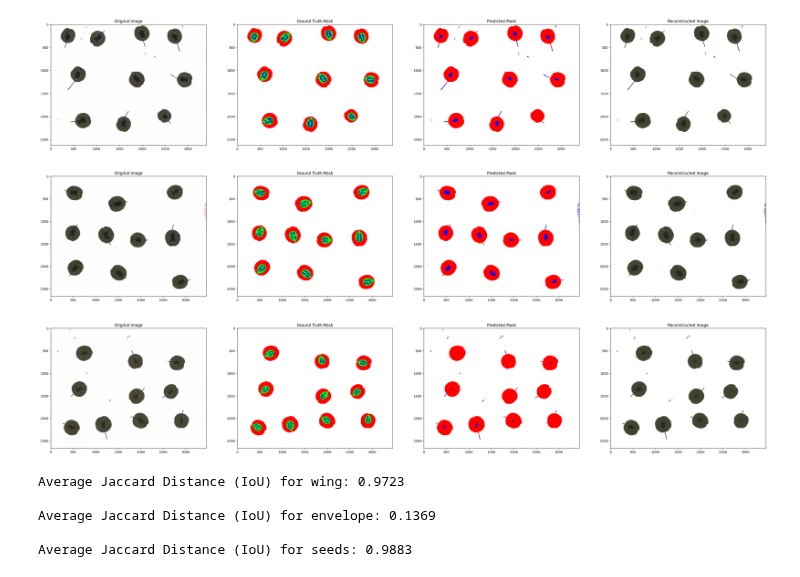
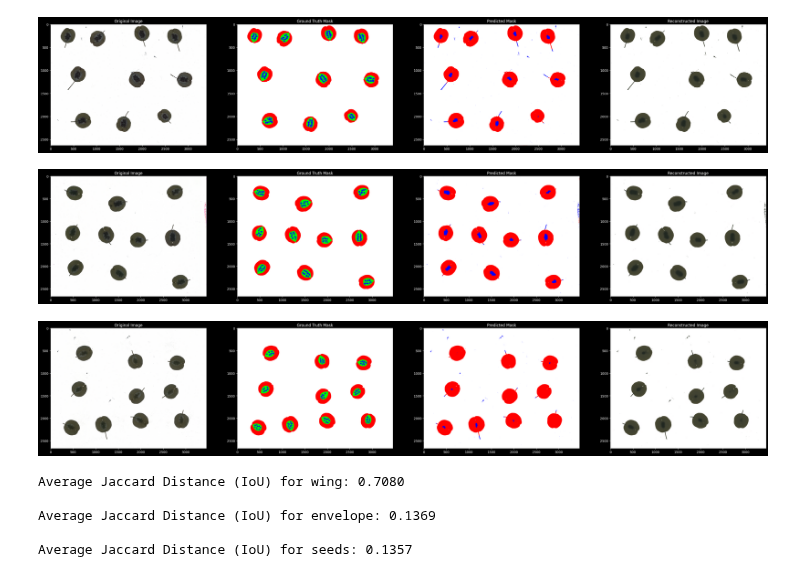
Before and after one commit to pikruse/PennycressWNet, a Jupyter notebook: notebooks/PostProcessing.ipynb, the cells around one changed output. Drawn from its saved outputs; the diff is of its cells as text; code cells hidden in the pictures.

```diff
--- a/notebooks/PostProcessing.ipynb
+++ b/notebooks/PostProcessing.ipynb
@@ -78,53 +78,58 @@ for image_name in image_names:
     pred[pred[:,:,1] == 1] = 1
     pred[pred[:,:,2] == 1] = 1
 
     # convert black px to blue px
     pred[pred.sum(-1) == 0] = [0, 0, 1]
 
-    wing_gt = mask[:, :, 0] == 1
-    wing_pred = pred[:, :, 0] == 1
-    wing_iou = iou(wing_gt, wing_pred)
-    wing_ious.append(wing_iou)
-
-    env_gt = mask[:, :, 1:].sum(-1) == 1
-    env_pred = pred[:, :, 1:].sum(-1) == 1
-    env_iou = iou(env_gt, env_pred)
-    env_ious.append(env_iou)
-
-    seed_gt = mask[:, :, 2] == 1
-    seed_pred = pred[:, :, 2] == 1
-    seed_iou = iou(seed_gt, seed_pred)
-    seed_ious.append(seed_iou)
-
     # plot the image and prediction together
     fig, ax = plt.subplots(1, 4, figsize=(40, 20))
     ax[0].imshow(image)
     ax[0].set_title("Original Image")
 
     # set mask bg to white and overlay on image
     ax[1].imshow(mask)
     ax[1].set_title("Ground Truth Mask")
 
     ax[2].imshow(pred)
     ax[2].set_title("Predicted Mask")
 
     ax[3].imshow(rec)
     ax[3].set_title("Reconstructed Image")
     plt.show()
 
+    pred[pred.sum(-1) == 3] = 0
+    mask[mask.sum(-1) == 3] = 0
+
+    wing_gt = mask[:, :, 0] == 1
+    wing_pred = pred[:, :, 0] == 1
+    wing_iou = iou(wing_gt, wing_pred)
+    wing_ious.append(wing_iou)
+
+    env_gt = mask[:, :, 1:].sum(-1) == 1
+    env_pred = pred[:, :, 1:].sum(-1) == 1
+    env_iou = iou(env_gt, env_pred)
+    env_ious.append(env_iou)
+
+    seed_gt = mask[:, :, 2] == 1
+    seed_pred = pred[:, :, 2] == 1
+    seed_iou = iou(seed_gt, seed_pred)
+    seed_ious.append(seed_iou)
+
+
+
 avg_wing = np.mean(wing_ious)
 avg_env = np.mean(env_ious)
 avg_seed = np.mean(seed_ious)
 
 print(f"Average Jaccard Distance (IoU) for wing: {avg_wing:.4f}\n")
 print(f"Average Jaccard Distance (IoU) for envelope: {avg_env:.4f}\n")
 print(f"Average Jaccard Distance (IoU) for seeds: {avg_seed:.4f}\n")
 # %% [output]
-[figure, old version]
+[figure, new version]
-[figure, old version]
+[figure, new version]
-[figure, old version]
+[figure, new version]
-Average Jaccard Distance (IoU) for wing: 0.9723
+Average Jaccard Distance (IoU) for wing: 0.7080
 
 Average Jaccard Distance (IoU) for envelope: 0.1369
 
-Average Jaccard Distance (IoU) for seeds: 0.9883
+Average Jaccard Distance (IoU) for seeds: 0.1357
```
Also changed, not shown: parts of 1 cell of this notebook, 5 other files.
